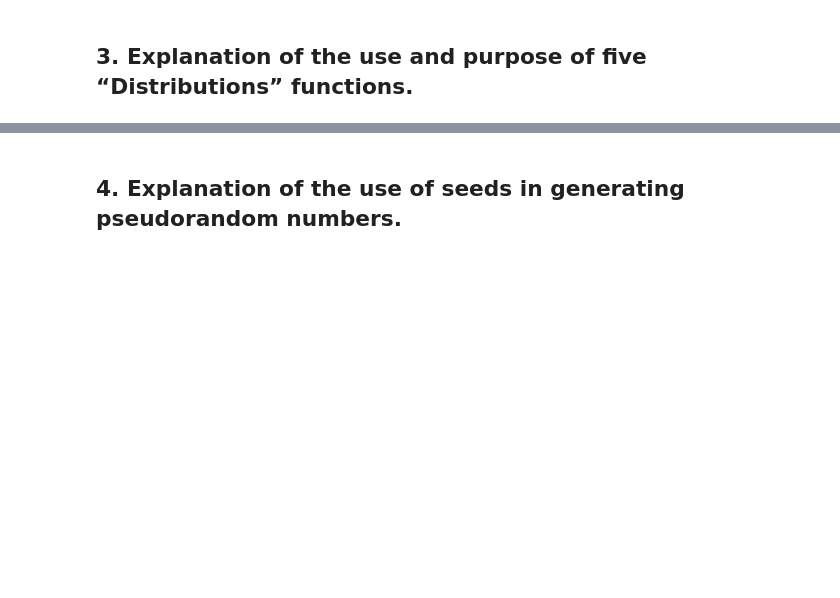
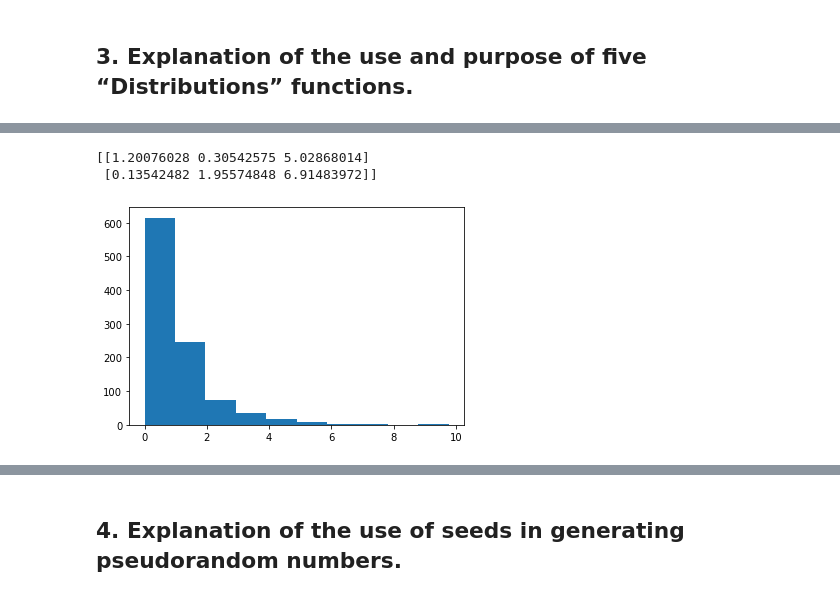
Before and after one commit to declanohara123/numpy-random, a Jupyter notebook: Numpy-Random Investigation.ipynb, the cells around one changed output, grey strips where cells are left out. Drawn from its saved outputs; the diff is of its cells as text; code cells hidden in the pictures; blank space fills up the shorter version.

```diff
--- a/Numpy-Random Investigation.ipynb
+++ b/Numpy-Random Investigation.ipynb
@@ -201,0 +300,16 @@ The simple random data functions are capable of creating data wheteher in large
+# %%
+x = rng.exponential(scale=2, size=(2, 3))
+
+print(x)
+# %% [output]
+[[1.20076028 0.30542575 5.02868014]
+ [0.13542482 1.95574848 6.91483972]]
+# %%
+x = rng.exponential(size=1000)
+
+plt.hist(x)
+plt.show()
+
+#[9]
+# %% [output]
+[figure, added]
```
Also changed, not shown: parts of 91 cells of this notebook.
